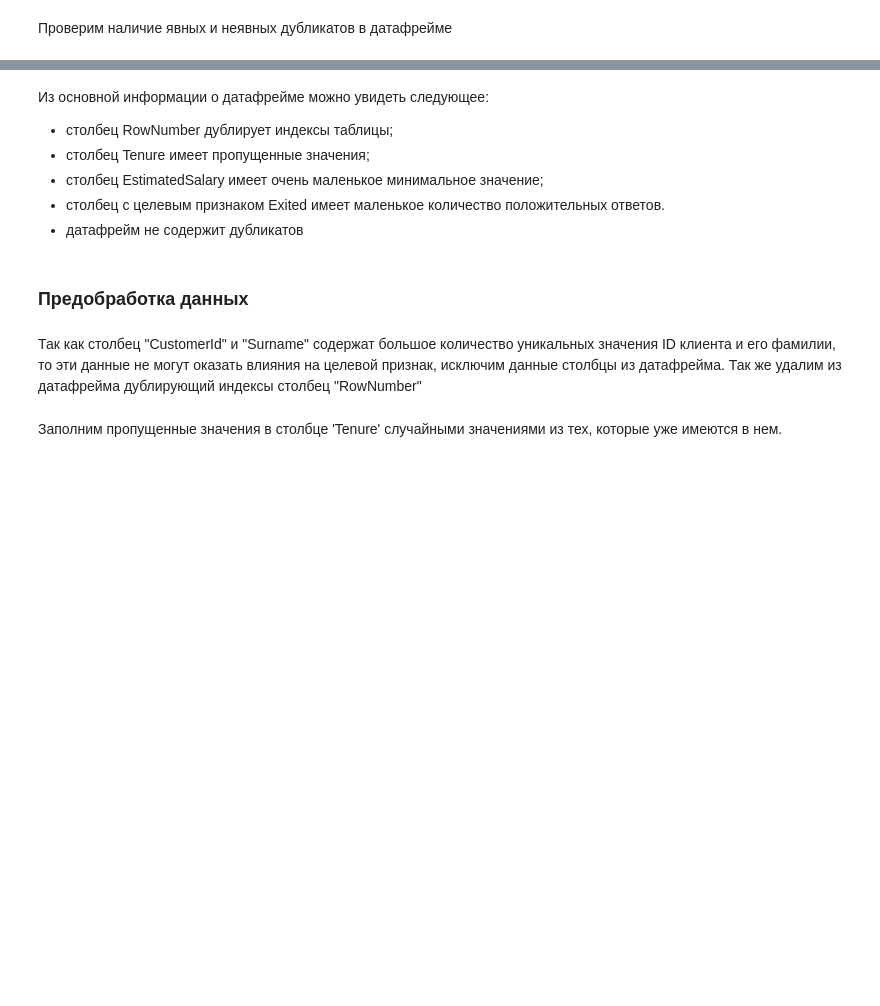
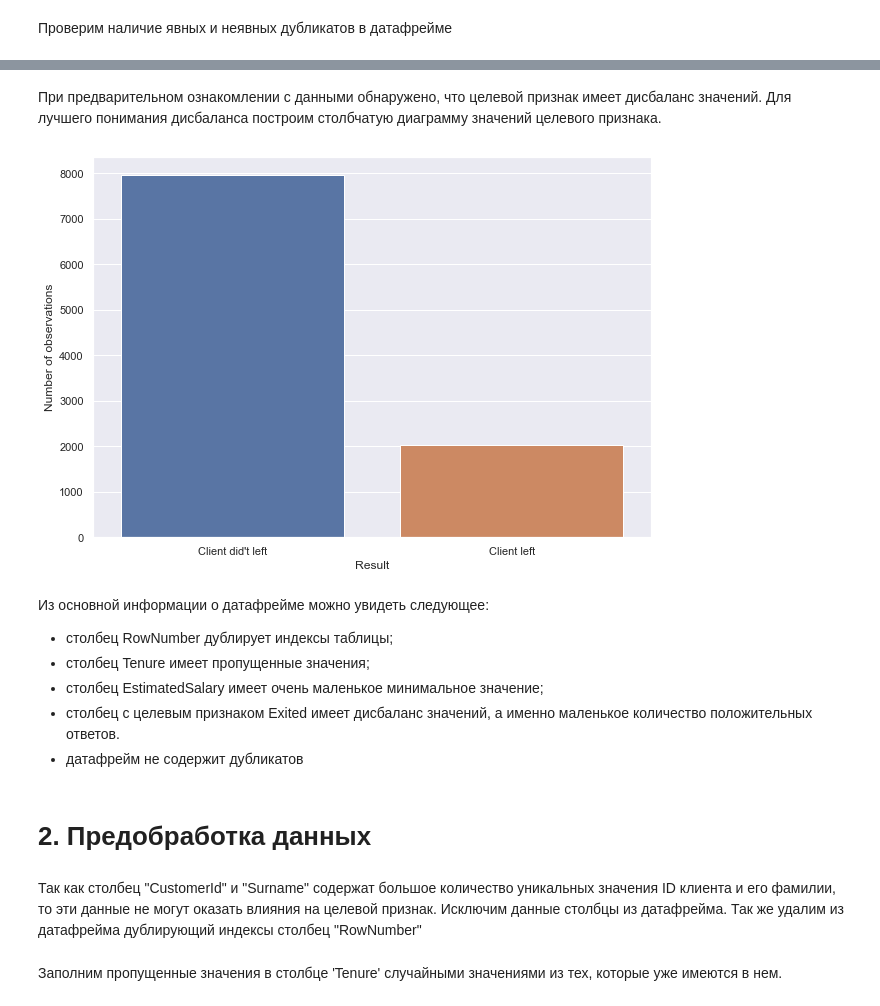
Before and after one commit to Onem29/-, a Jupyter notebook: project_customer_churn.ipynb, the cells around one changed output, grey strips where cells are left out. Saved outputs shown, nothing was run; the diff lists cells and outputs as text; code cells hidden in the pictures; blank space fills up the shorter version.

```diff
--- a/project_customer_churn.ipynb
+++ b/project_customer_churn.ipynb
@@ -12,7 +12,6 @@
 import pandas as pd
 import numpy as np
 from matplotlib import pyplot as plt
-
 import seaborn as sns
 
 from sklearn.metrics import f1_score
@@ -36,6 +35,7 @@ from sklearn.metrics import precision_score
 from sklearn.metrics import recall_score
 
 from sklearn.utils import shuffle
+sns.set_theme()
 # %%
 # прочитаем и сохраним данные
 data = pd.read_csv('./datasets/Churn.csv')
@@ -94,14 +112,27 @@ for name in categorial_columns:
+# %% [markdown]
+При предварительном ознакомлении с данными обнаружено, что целевой признак имеет дисбаланс значений. Для лучшего понимания дисбаланса построим столбчатую диаграмму значений целевого признака.
+# %%
+y1, y2 = data['Exited'].value_counts()
+
+fig, ax = plt.subplots(figsize=(10, 7))
+sns.barplot(x =["Client did't left", "Client left"], y=[y1, y2])
+
+plt.xlabel('Result')
+plt.ylabel('Number of observations')
+plt.show()
+# %% [output]
+[figure, added]
 # %% [markdown]
 Из основной информации о датафрейме можно увидеть следующее:
 - столбец RowNumber дублирует индексы таблицы;
 - столбец Tenure имеет пропущенные значения;
 - столбец EstimatedSalary имеет очень маленькое минимальное значение;
-- столбец с целевым признаком Exited имеет маленькое количество положительных ответов.
+- столбец с целевым признаком Exited имеет дисбаланс значений, а именно маленькое количество положительных ответов.
 - датафрейм не содержит дубликатов
 # %% [markdown]
-### Предобработка данных
+# 2. Предобработка данных
 # %% [markdown]
-Так как столбец "CustomerId" и "Surname" содержат большое количество уникальных значения ID клиента и его фамилии, то эти данные не могут оказать влияния на целевой признак, исключим данные столбцы из датафрейма.
+Так как столбец "CustomerId" и "Surname" содержат большое количество уникальных значения ID клиента и его фамилии, то эти данные не могут оказать влияния на целевой признак. Исключим данные столбцы из датафрейма.
 Так же удалим из датафрейма дублирующий индексы столбец "RowNumber"
 # %%
 data = data.drop(['RowNumber', 'Surname', 'CustomerId'], axis=1)
```
Also changed, not shown: parts of 8 cells of this notebook.
